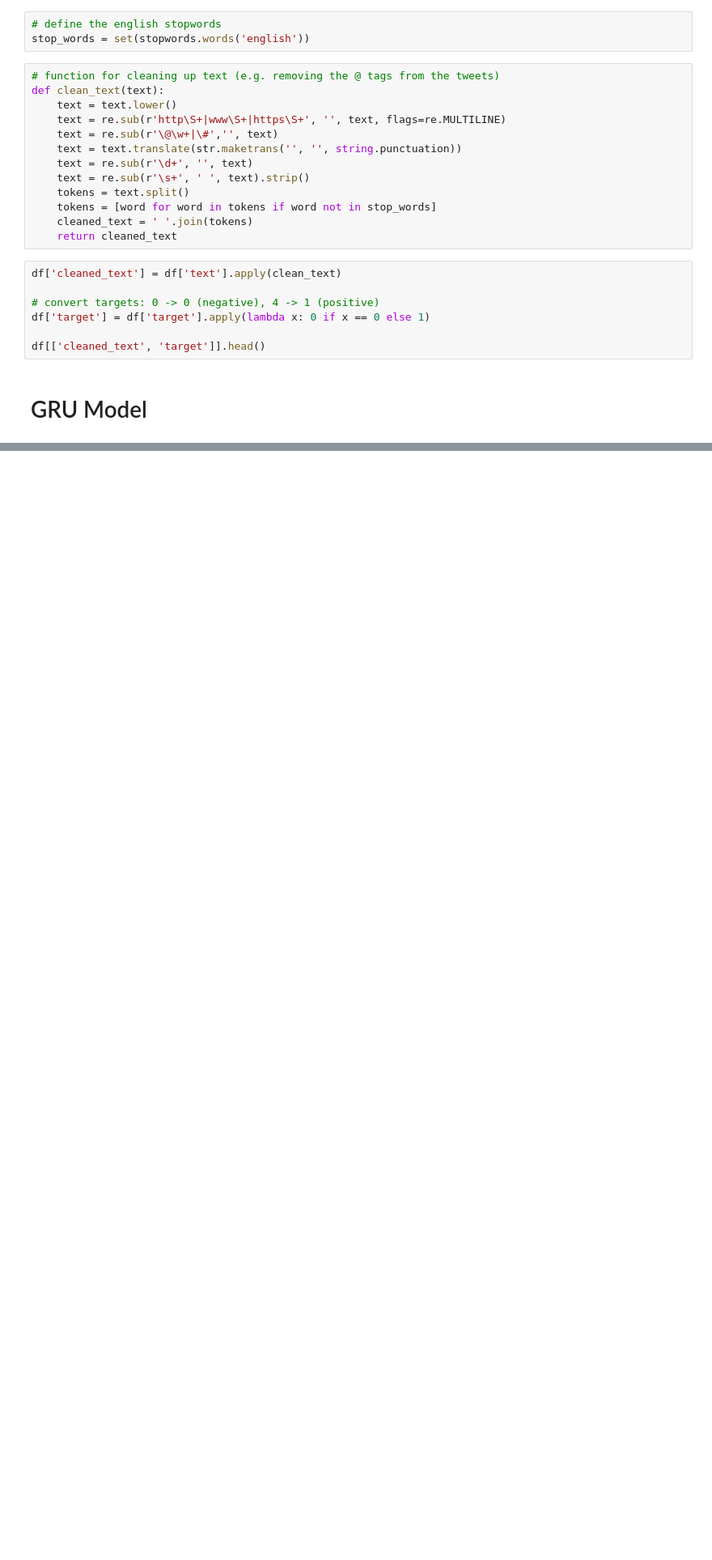
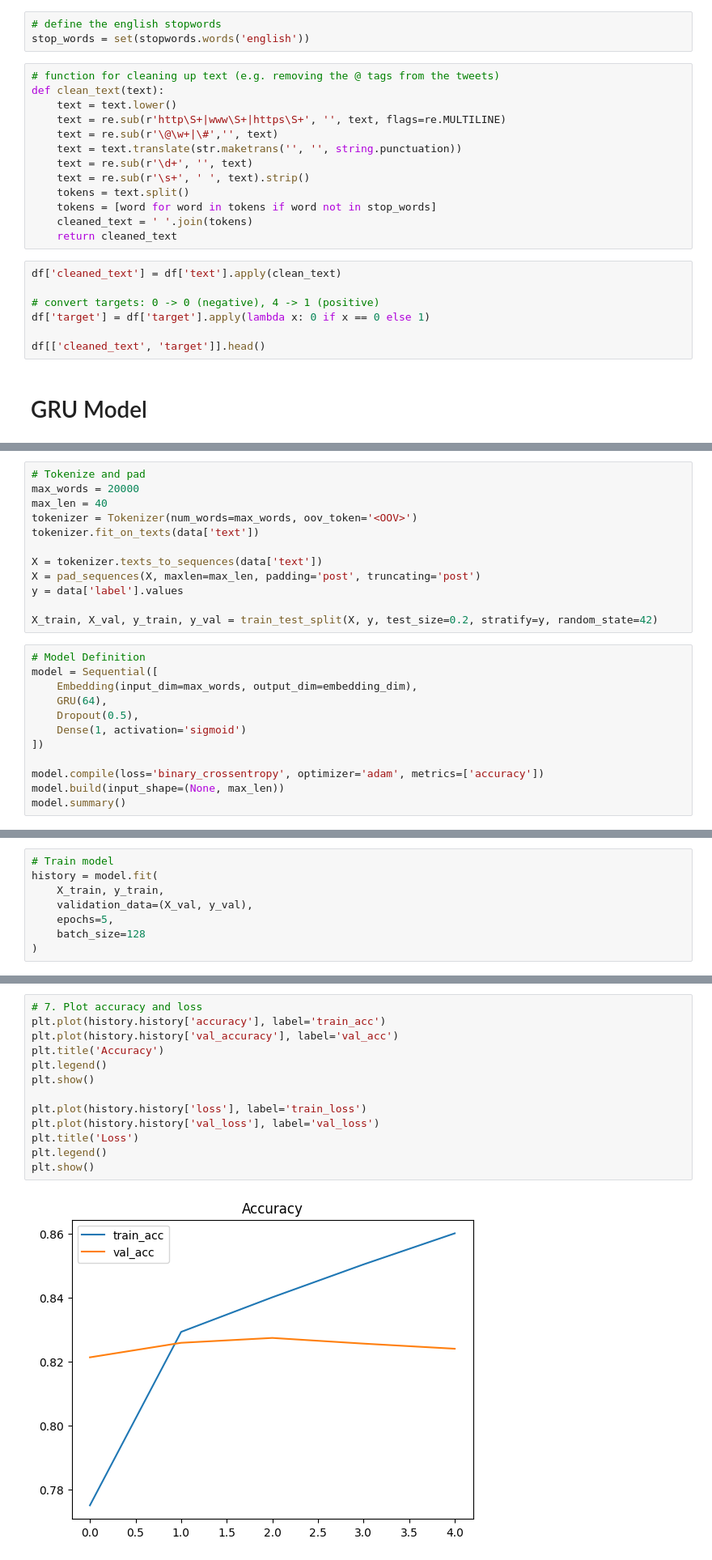
Before and after one commit to Samukelo09/Sentiment-Analysis, a Jupyter notebook: Sentiment_Analysis.ipynb, the cells around one changed output, grey strips where cells are left out. Shown: that part at 81% size. Drawn from its saved outputs; the diff is of its cells as text; blank space fills up the shorter version.

```diff
--- a/Sentiment_Analysis.ipynb
+++ b/Sentiment_Analysis.ipynb
@@ -44,0 +78,24 @@ df[['cleaned_text', 'target']].head()
+# %%
+# Tokenize and pad
+max_words = 20000
+max_len = 40
+tokenizer = Tokenizer(num_words=max_words, oov_token='<OOV>')
+tokenizer.fit_on_texts(data['text'])
+
+X = tokenizer.texts_to_sequences(data['text'])
+X = pad_sequences(X, maxlen=max_len, padding='post', truncating='post')
+y = data['label'].values
+
+X_train, X_val, y_train, y_val = train_test_split(X, y, test_size=0.2, stratify=y, random_state=42)
+# %%
+# Model Definition
+model = Sequential([
+    Embedding(input_dim=max_words, output_dim=embedding_dim),
+    GRU(64),
+    Dropout(0.5),
+    Dense(1, activation='sigmoid')
+])
+
+model.compile(loss='binary_crossentropy', optimizer='adam', metrics=['accuracy'])
+model.build(input_shape=(None, max_len))
+model.summary()
@@ -44,0 +118,8 @@ df[['cleaned_text', 'target']].head()
+# %%
+# Train model
+history = model.fit(
+    X_train, y_train,
+    validation_data=(X_val, y_val),
+    epochs=5,
+    batch_size=128
+)
@@ -44,0 +137,15 @@ df[['cleaned_text', 'target']].head()
+# %%
+# 7. Plot accuracy and loss
+plt.plot(history.history['accuracy'], label='train_acc')
+plt.plot(history.history['val_accuracy'], label='val_acc')
+plt.title('Accuracy')
+plt.legend()
+plt.show()
+
+plt.plot(history.history['loss'], label='train_loss')
+plt.plot(history.history['val_loss'], label='val_loss')
+plt.title('Loss')
+plt.legend()
+plt.show()
+# %% [output]
+[figure, added]
```
Also changed, not shown: parts of 17 cells of this notebook.
